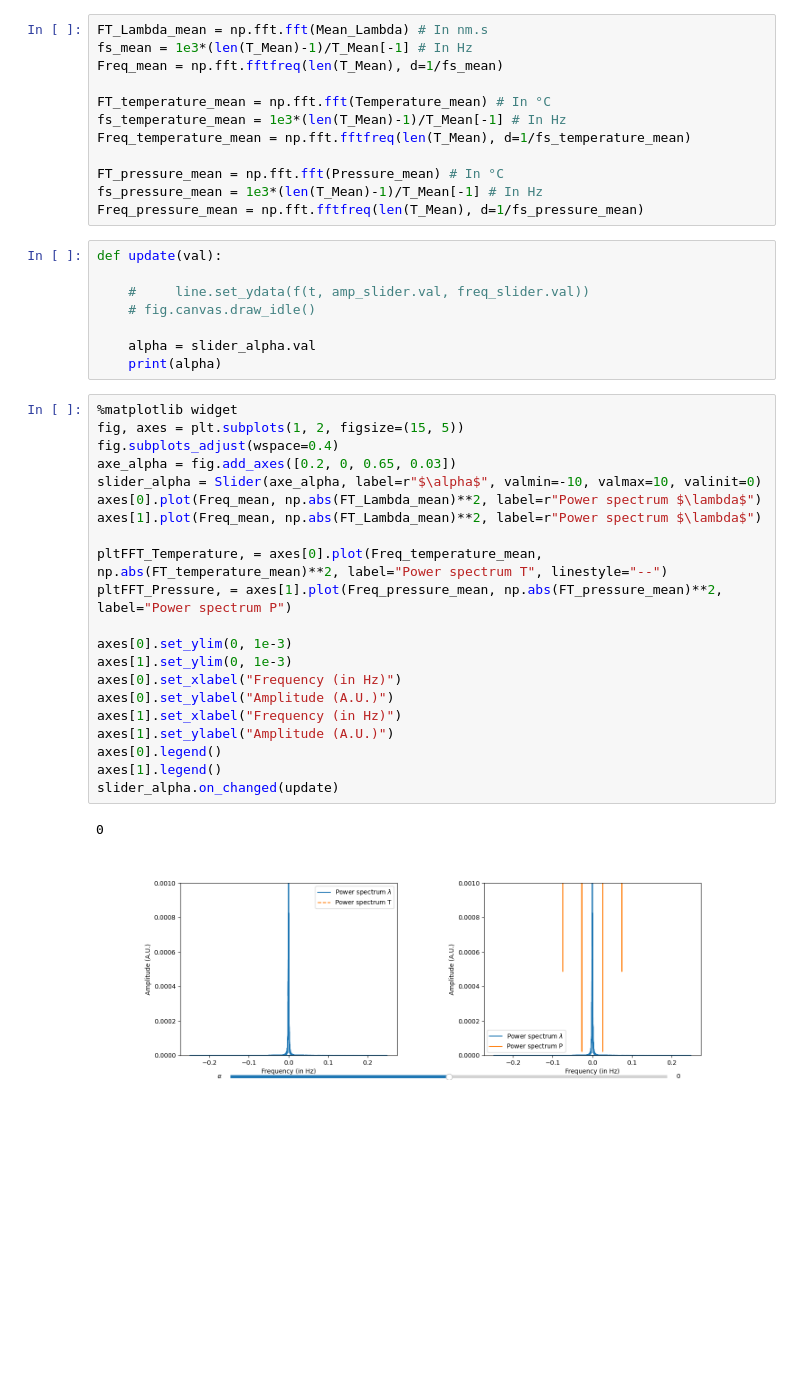
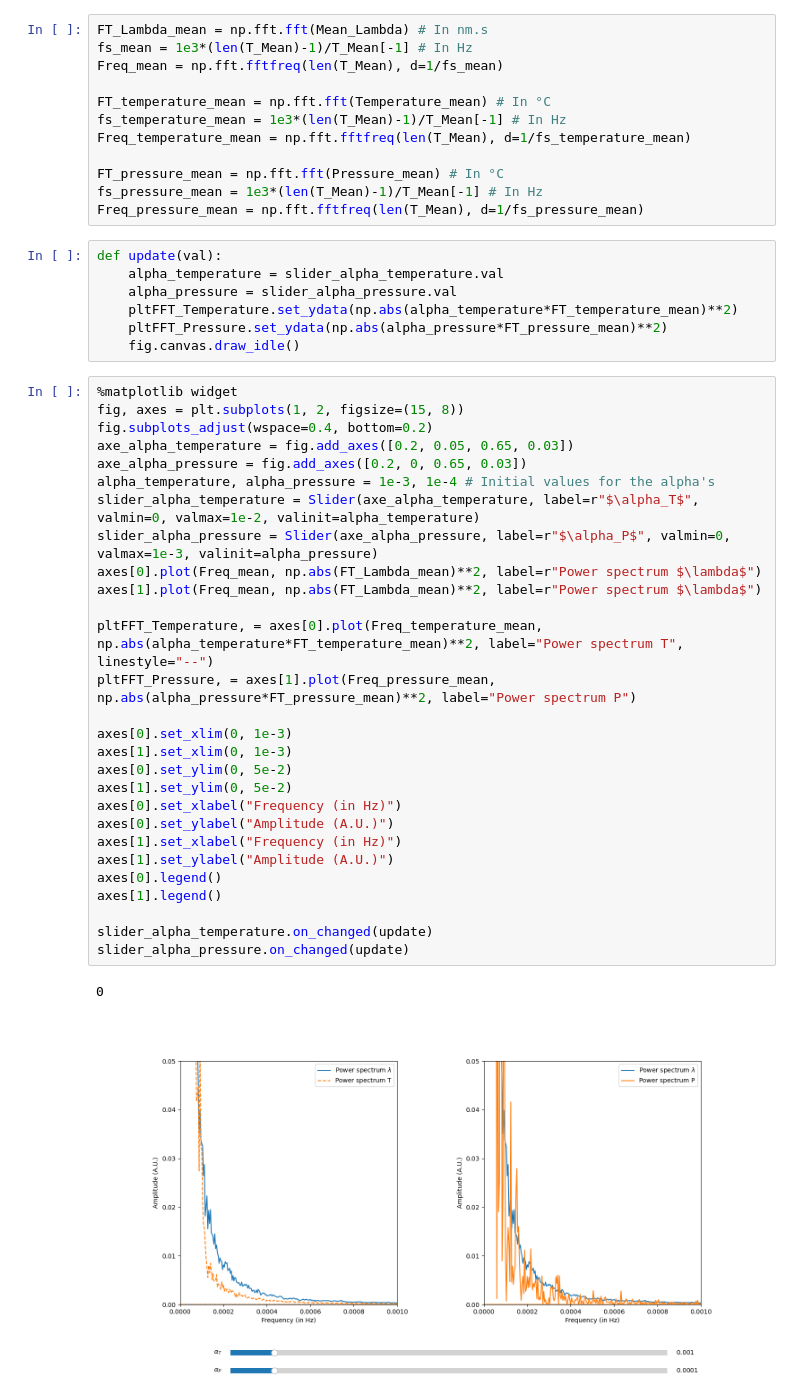
Before and after one commit to DolbeaultRemy/PLR1_PID_AnalyzeFrequency, a Jupyter notebook: AppAnalyzeFrequencies.ipynb, the cells around one changed output. Drawn from its saved outputs; the diff is of its cells as text; blank space fills up the shorter version.

```diff
--- a/AppAnalyzeFrequencies.ipynb
+++ b/AppAnalyzeFrequencies.ipynb
@@ -79,33 +79,39 @@ fs_pressure_mean = 1e3*(len(T_Mean)-1)/T_Mean[-1] # In Hz
 Freq_pressure_mean = np.fft.fftfreq(len(T_Mean), d=1/fs_pressure_mean)
 # %%
 def update(val):
-
-    #     line.set_ydata(f(t, amp_slider.val, freq_slider.val))
-    # fig.canvas.draw_idle()
-
-    alpha = slider_alpha.val
-    print(alpha)
+    alpha_temperature = slider_alpha_temperature.val
+    alpha_pressure = slider_alpha_pressure.val
+    pltFFT_Temperature.set_ydata(np.abs(alpha_temperature*FT_temperature_mean)**2)
+    pltFFT_Pressure.set_ydata(np.abs(alpha_pressure*FT_pressure_mean)**2)
+    fig.canvas.draw_idle()
 # %%
 %matplotlib widget
-fig, axes = plt.subplots(1, 2, figsize=(15, 5))
-fig.subplots_adjust(wspace=0.4)
-axe_alpha = fig.add_axes([0.2, 0, 0.65, 0.03])
-slider_alpha = Slider(axe_alpha, label=r"$\alpha$", valmin=-10, valmax=10, valinit=0)
+fig, axes = plt.subplots(1, 2, figsize=(15, 8))
+fig.subplots_adjust(wspace=0.4, bottom=0.2)
+axe_alpha_temperature = fig.add_axes([0.2, 0.05, 0.65, 0.03])
+axe_alpha_pressure = fig.add_axes([0.2, 0, 0.65, 0.03])
+alpha_temperature, alpha_pressure = 1e-3, 1e-4 # Initial values for the alpha's
+slider_alpha_temperature = Slider(axe_alpha_temperature, label=r"$\alpha_T$", valmin=0, valmax=1e-2, valinit=alpha_temperature)
+slider_alpha_pressure = Slider(axe_alpha_pressure, label=r"$\alpha_P$", valmin=0, valmax=1e-3, valinit=alpha_pressure)
 axes[0].plot(Freq_mean, np.abs(FT_Lambda_mean)**2, label=r"Power spectrum $\lambda$")
 axes[1].plot(Freq_mean, np.abs(FT_Lambda_mean)**2, label=r"Power spectrum $\lambda$")
 
-pltFFT_Temperature, = axes[0].plot(Freq_temperature_mean, np.abs(FT_temperature_mean)**2, label="Power spectrum T", linestyle="--")
-pltFFT_Pressure, = axes[1].plot(Freq_pressure_mean, np.abs(FT_pressure_mean)**2, label="Power spectrum P")
+pltFFT_Temperature, = axes[0].plot(Freq_temperature_mean, np.abs(alpha_temperature*FT_temperature_mean)**2, label="Power spectrum T", linestyle="--")
+pltFFT_Pressure, = axes[1].plot(Freq_pressure_mean, np.abs(alpha_pressure*FT_pressure_mean)**2, label="Power spectrum P")
 
-axes[0].set_ylim(0, 1e-3)
-axes[1].set_ylim(0, 1e-3)
+axes[0].set_xlim(0, 1e-3)
+axes[1].set_xlim(0, 1e-3)
+axes[0].set_ylim(0, 5e-2)
+axes[1].set_ylim(0, 5e-2)
 axes[0].set_xlabel("Frequency (in Hz)")
 axes[0].set_ylabel("Amplitude (A.U.)")
 axes[1].set_xlabel("Frequency (in Hz)")
 axes[1].set_ylabel("Amplitude (A.U.)")
 axes[0].legend()
 axes[1].legend()
-slider_alpha.on_changed(update)
+
+slider_alpha_temperature.on_changed(update)
+slider_alpha_pressure.on_changed(update)
 # %% [output]
 0
-[figure, old version]
+[figure, new version]
```
